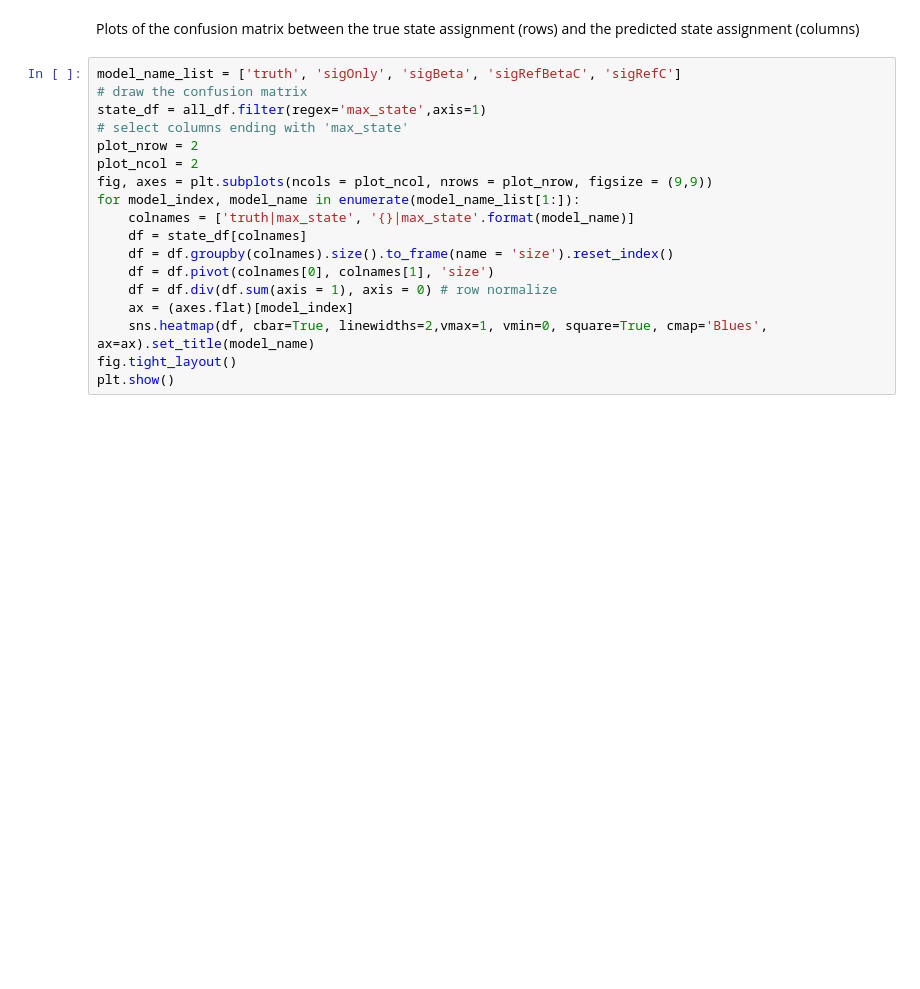
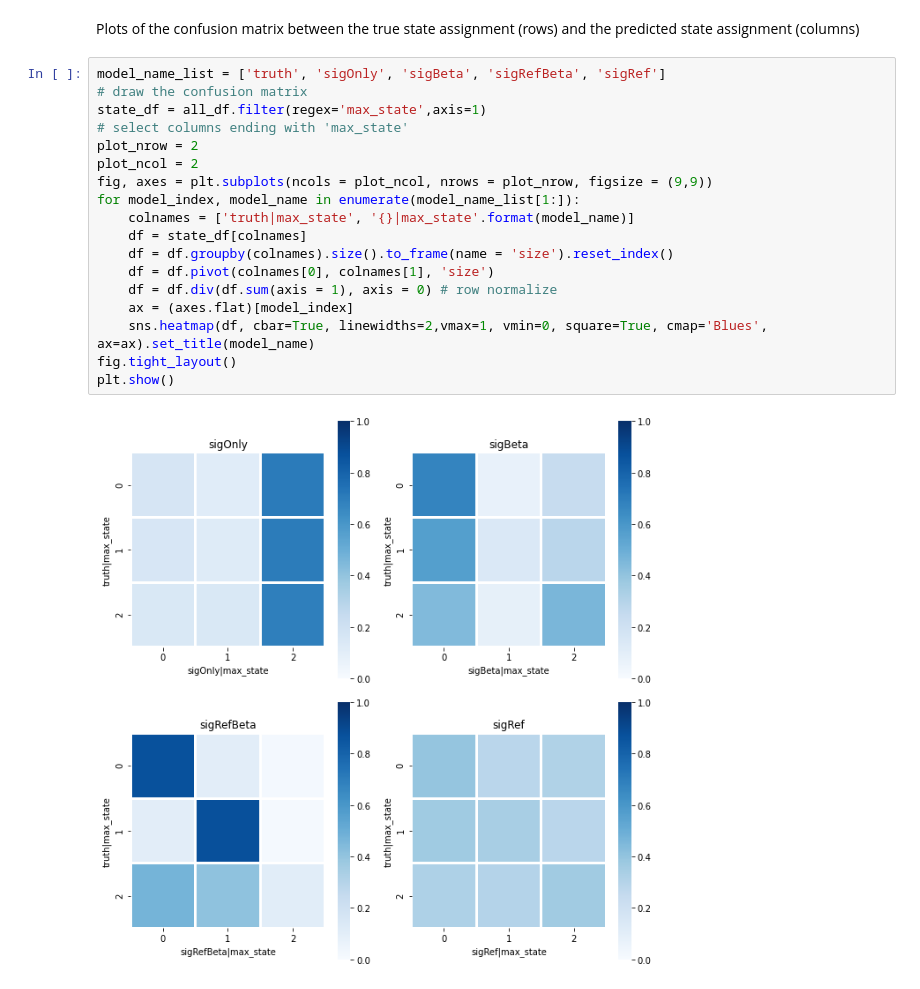
Before and after one commit to havu73/highRes_chromState, a Jupyter notebook: hector_transferChromState/simulation_model_design/scripts/experiment1_sigOnly_sigRefBeta/test_models_experiment1.py.ipynb, the cells around one changed output. Drawn from its saved outputs; the diff is of its cells as text; blank space fills up the shorter version.

```diff
--- a/hector_transferChromState/simulation_model_design/scripts/experiment1_sigOnly_sigRefBeta/test_models_experiment1.py.ipynb
+++ b/hector_transferChromState/simulation_model_design/scripts/experiment1_sigOnly_sigRefBeta/test_models_experiment1.py.ipynb
@@ -161,20 +208,22 @@ plt.show()
 # %% [markdown]
 Plots of the confusion matrix between the true state assignment (rows) and the predicted state assignment (columns)
 # %%
-model_name_list = ['truth', 'sigOnly', 'sigBeta', 'sigRefBetaC', 'sigRefC']
+model_name_list = ['truth', 'sigOnly', 'sigBeta', 'sigRefBeta', 'sigRef']
 # draw the confusion matrix
 state_df = all_df.filter(regex='max_state',axis=1)
 # select columns ending with 'max_state'
 plot_nrow = 2
 plot_ncol = 2
 fig, axes = plt.subplots(ncols = plot_ncol, nrows = plot_nrow, figsize = (9,9))
 for model_index, model_name in enumerate(model_name_list[1:]):
     colnames = ['truth|max_state', '{}|max_state'.format(model_name)]
     df = state_df[colnames]
     df = df.groupby(colnames).size().to_frame(name = 'size').reset_index()
     df = df.pivot(colnames[0], colnames[1], 'size')
     df = df.div(df.sum(axis = 1), axis = 0) # row normalize
     ax = (axes.flat)[model_index]
     sns.heatmap(df, cbar=True, linewidths=2,vmax=1, vmin=0, square=True, cmap='Blues', ax=ax).set_title(model_name)
 fig.tight_layout()
 plt.show()
+# %% [output]
+[figure, added]
```
Also changed, not shown: parts of 10 cells of this notebook, 1 other file.
